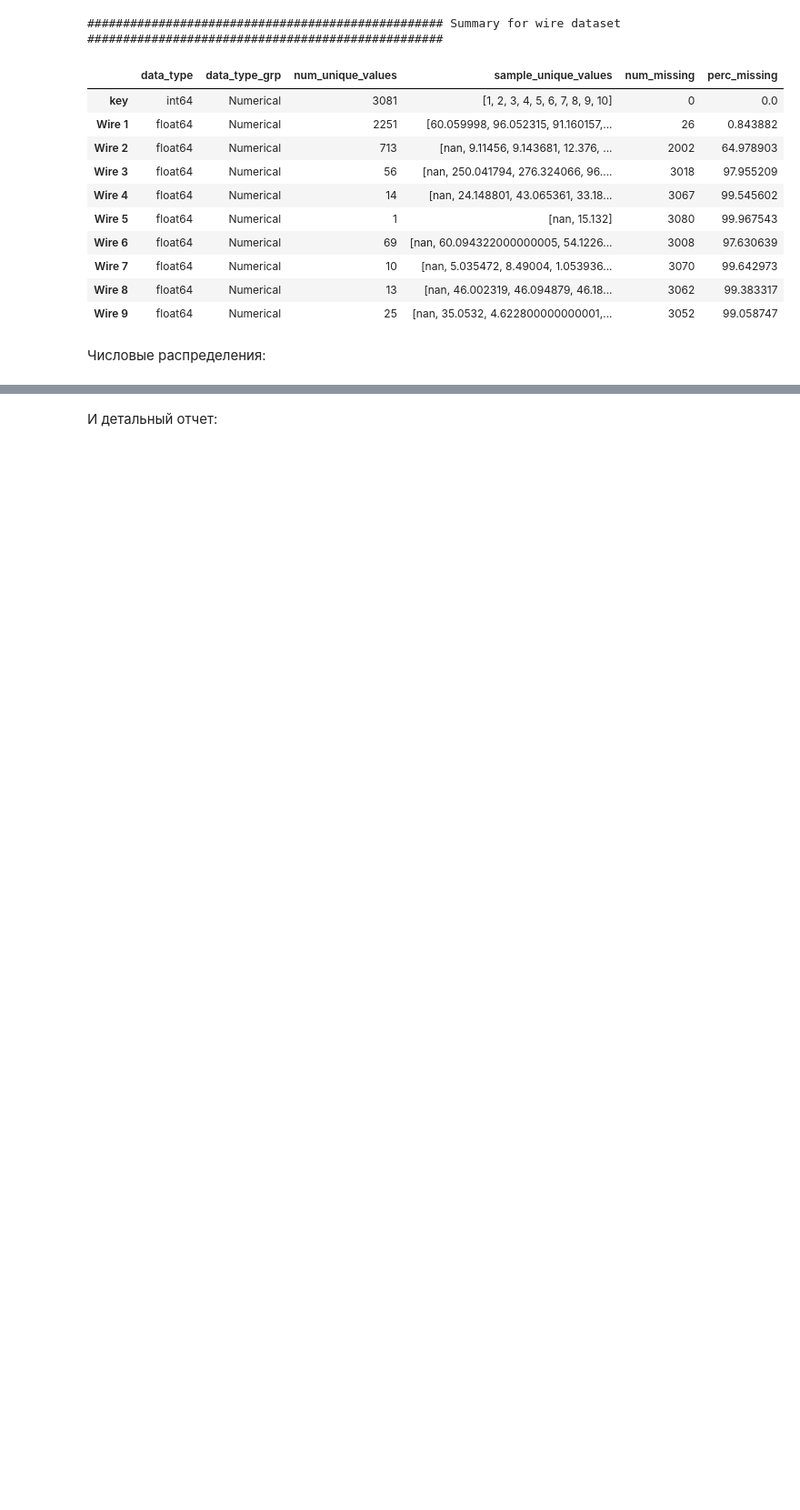
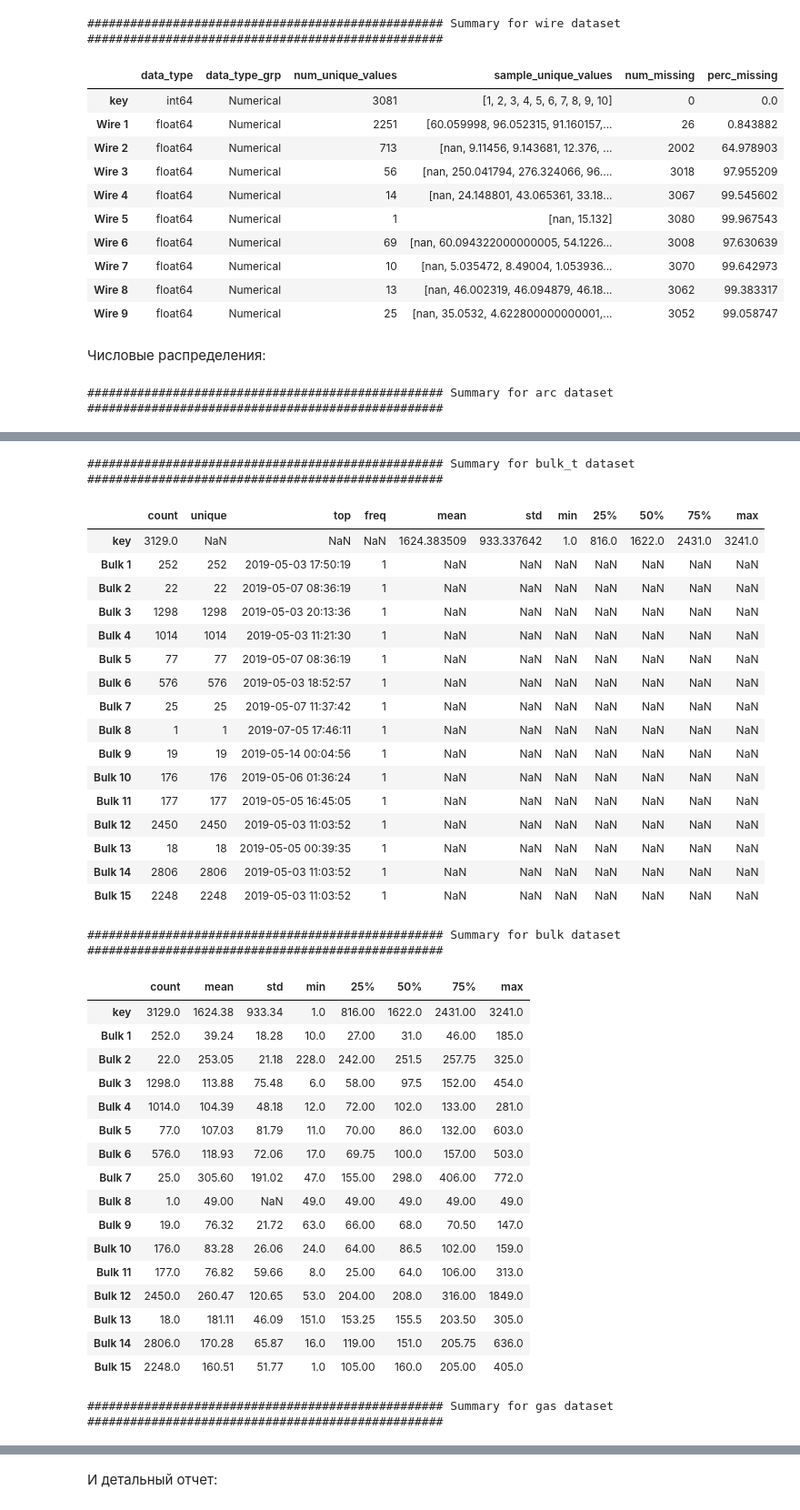
Before and after one commit to mskhmelik/yandex_data_science, a Jupyter notebook: Project_final/prj_manufacturing.ipynb, the cells around one changed output, grey strips where cells are left out. Shown at 91% size. Saved outputs shown, nothing was run; the diff lists cells and outputs as text; code cells hidden in the pictures; blank space fills up the shorter version.

```diff
--- a/Project_final/prj_manufacturing.ipynb
+++ b/Project_final/prj_manufacturing.ipynb
@@ -177,3 +177,9 @@ for dataset in raw.keys():
 | Wire 9 | float64 | Numerical | 25 | [nan, 35.0532, 4.622800000000001,... | 3052 | 99.058747 |
 # %% [markdown]
 Числовые распределения:
+# %%
+for dataset in raw.keys():
+    print('#' * 50, 'Summary for', dataset, 'dataset', '#' * 50)
+    display(round(raw[dataset].describe(include='all').T, 2))
+# %% [output]
+################################################## Summary for arc dataset ##################################################
@@ -179,0 +192,37 @@ for dataset in raw.keys():
+################################################## Summary for bulk_t dataset ##################################################
+|  | count | unique | top | freq | mean | std | min | 25% | 50% | 75% | max |
+| key | 3129.0 | NaN | NaN | NaN | 1624.383509 | 933.337642 | 1.0 | 816.0 | 1622.0 | 2431.0 | 3241.0 |
+| Bulk 1 | 252 | 252 | 2019-05-03 17:50:19 | 1 | NaN | NaN | NaN | NaN | NaN | NaN | NaN |
+| Bulk 2 | 22 | 22 | 2019-05-07 08:36:19 | 1 | NaN | NaN | NaN | NaN | NaN | NaN | NaN |
+| Bulk 3 | 1298 | 1298 | 2019-05-03 20:13:36 | 1 | NaN | NaN | NaN | NaN | NaN | NaN | NaN |
+| Bulk 4 | 1014 | 1014 | 2019-05-03 11:21:30 | 1 | NaN | NaN | NaN | NaN | NaN | NaN | NaN |
+| Bulk 5 | 77 | 77 | 2019-05-07 08:36:19 | 1 | NaN | NaN | NaN | NaN | NaN | NaN | NaN |
+| Bulk 6 | 576 | 576 | 2019-05-03 18:52:57 | 1 | NaN | NaN | NaN | NaN | NaN | NaN | NaN |
+| Bulk 7 | 25 | 25 | 2019-05-07 11:37:42 | 1 | NaN | NaN | NaN | NaN | NaN | NaN | NaN |
+| Bulk 8 | 1 | 1 | 2019-07-05 17:46:11 | 1 | NaN | NaN | NaN | NaN | NaN | NaN | NaN |
+| Bulk 9 | 19 | 19 | 2019-05-14 00:04:56 | 1 | NaN | NaN | NaN | NaN | NaN | NaN | NaN |
+| Bulk 10 | 176 | 176 | 2019-05-06 01:36:24 | 1 | NaN | NaN | NaN | NaN | NaN | NaN | NaN |
+| Bulk 11 | 177 | 177 | 2019-05-05 16:45:05 | 1 | NaN | NaN | NaN | NaN | NaN | NaN | NaN |
+| Bulk 12 | 2450 | 2450 | 2019-05-03 11:03:52 | 1 | NaN | NaN | NaN | NaN | NaN | NaN | NaN |
+| Bulk 13 | 18 | 18 | 2019-05-05 00:39:35 | 1 | NaN | NaN | NaN | NaN | NaN | NaN | NaN |
+| Bulk 14 | 2806 | 2806 | 2019-05-03 11:03:52 | 1 | NaN | NaN | NaN | NaN | NaN | NaN | NaN |
+| Bulk 15 | 2248 | 2248 | 2019-05-03 11:03:52 | 1 | NaN | NaN | NaN | NaN | NaN | NaN | NaN |
+################################################## Summary for bulk dataset ##################################################
+|  | count | mean | std | min | 25% | 50% | 75% | max |
+| key | 3129.0 | 1624.38 | 933.34 | 1.0 | 816.00 | 1622.0 | 2431.00 | 3241.0 |
+| Bulk 1 | 252.0 | 39.24 | 18.28 | 10.0 | 27.00 | 31.0 | 46.00 | 185.0 |
+| Bulk 2 | 22.0 | 253.05 | 21.18 | 228.0 | 242.00 | 251.5 | 257.75 | 325.0 |
+| Bulk 3 | 1298.0 | 113.88 | 75.48 | 6.0 | 58.00 | 97.5 | 152.00 | 454.0 |
+| Bulk 4 | 1014.0 | 104.39 | 48.18 | 12.0 | 72.00 | 102.0 | 133.00 | 281.0 |
+| Bulk 5 | 77.0 | 107.03 | 81.79 | 11.0 | 70.00 | 86.0 | 132.00 | 603.0 |
+| Bulk 6 | 576.0 | 118.93 | 72.06 | 17.0 | 69.75 | 100.0 | 157.00 | 503.0 |
+| Bulk 7 | 25.0 | 305.60 | 191.02 | 47.0 | 155.00 | 298.0 | 406.00 | 772.0 |
+| Bulk 8 | 1.0 | 49.00 | NaN | 49.0 | 49.00 | 49.0 | 49.00 | 49.0 |
+| Bulk 9 | 19.0 | 76.32 | 21.72 | 63.0 | 66.00 | 68.0 | 70.50 | 147.0 |
+| Bulk 10 | 176.0 | 83.28 | 26.06 | 24.0 | 64.00 | 86.5 | 102.00 | 159.0 |
+| Bulk 11 | 177.0 | 76.82 | 59.66 | 8.0 | 25.00 | 64.0 | 106.00 | 313.0 |
+| Bulk 12 | 2450.0 | 260.47 | 120.65 | 53.0 | 204.00 | 208.0 | 316.00 | 1849.0 |
+| Bulk 13 | 18.0 | 181.11 | 46.09 | 151.0 | 153.25 | 155.5 | 203.50 | 305.0 |
+| Bulk 14 | 2806.0 | 170.28 | 65.87 | 16.0 | 119.00 | 151.0 | 205.75 | 636.0 |
+| Bulk 15 | 2248.0 | 160.51 | 51.77 | 1.0 | 105.00 | 160.0 | 205.00 | 405.0 |
+################################################## Summary for gas dataset ##################################################
```
Also changed, not shown: parts of 4 cells of this notebook.
